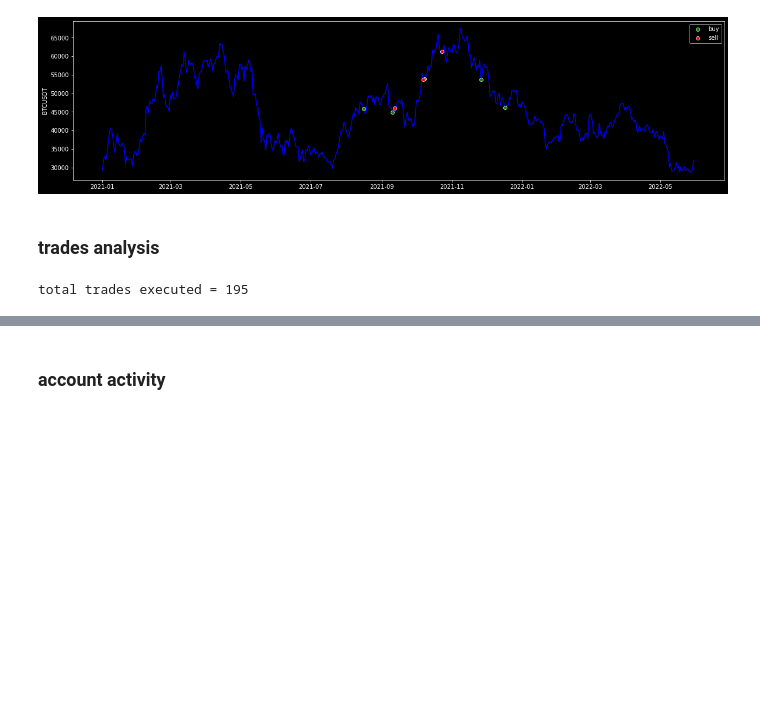
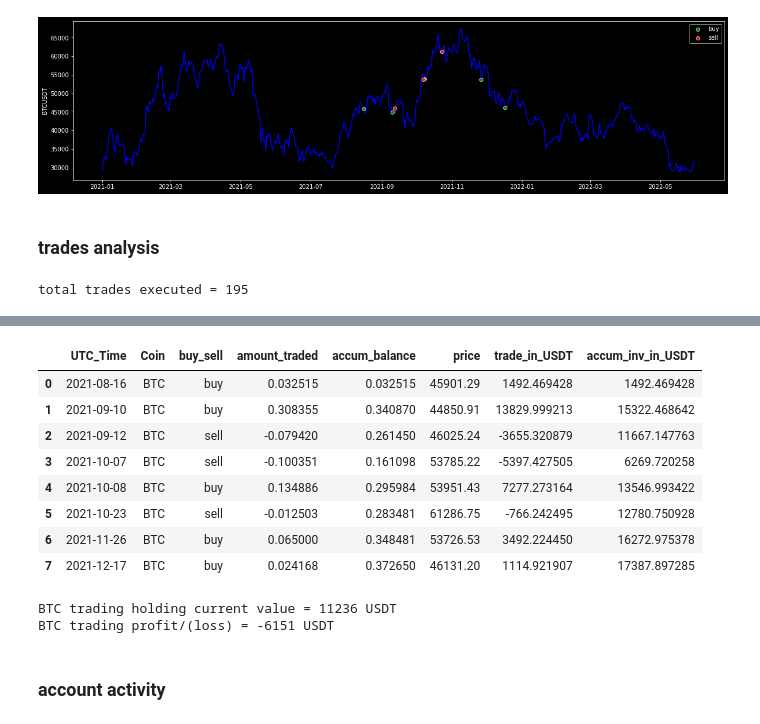
Before and after one commit to ferseguias/binance_dashboard, a Jupyter notebook: notebooks/wallet_spot.ipynb, the cells around one changed output, grey strips where cells are left out. Drawn from its saved outputs; the diff is of its cells as text; code cells hidden in the pictures; blank space fills up the shorter version.

```diff
--- a/notebooks/wallet_spot.ipynb
+++ b/notebooks/wallet_spot.ipynb
@@ -248,3 +248,13 @@ total_trades = total_trades['Operation'].sum()
 print(f'total trades executed = {total_trades}')
 # %% [output]
 total trades executed = 195
+# %%
+trades_coin = trades.loc[trades['Coin'] == 'BTC'].reset_index()
+trades_coin = trades_coin.fillna(0)
+trades_coin['amount_traded'] = trades_coin['buy'] + trades_coin['sell']
+trades_coin.drop(['buy', 'sell'], axis=1, inplace=True)
+trades_coin['UTC_Time'] = trades_coin['UTC_Time'].apply(lambda x: x.strftime('%Y-%m-%d'))
+trades_coin['buy_sell'] = trades_coin['amount_traded'].apply(lambda x: "buy" if x > 0 else "sell")
+trades_coin['accum_balance'] = trades_coin['amount_traded'].cumsum()
+trades_coin = trades_coin.reindex(columns=['UTC_Time', 'Coin', 'buy_sell', 'amount_traded', 'accum_balance'])
+trades_coin
@@ -250,0 +271,8 @@ total trades executed = 195
+# %%
+#import prices for all coins in USDT
+df_hist_prices = pd.read_excel('../database/prices/historical_prices.xlsx')
+df_hist_prices.set_index('datetime', inplace=True)
+# %%
+trade_price = pd.DataFrame(df_hist_prices.loc[trades_coin['UTC_Time'].unique(), 'BTCUSDT'])
+trade_price.reset_index(inplace=True)
+trade_price
@@ -251,3 +289,26 @@ total trades executed = 195
+# %%
+trades_coin['price'] = trade_price['BTCUSDT']
+trades_coin['trade_in_USDT'] = trades_coin['amount_traded'] * trades_coin['price']
+trades_coin['accum_inv_in_USDT'] = trades_coin['trade_in_USDT'].cumsum()
+trades_coin
+# %% [output]
+|  | UTC_Time | Coin | buy_sell | amount_traded | accum_balance | price | trade_in_USDT | accum_inv_in_USDT |
+| 0 | 2021-08-16 | BTC | buy | 0.032515 | 0.032515 | 45901.29 | 1492.469428 | 1492.469428 |
+| 1 | 2021-09-10 | BTC | buy | 0.308355 | 0.340870 | 44850.91 | 13829.999213 | 15322.468642 |
+| 2 | 2021-09-12 | BTC | sell | -0.079420 | 0.261450 | 46025.24 | -3655.320879 | 11667.147763 |
+| 3 | 2021-10-07 | BTC | sell | -0.100351 | 0.161098 | 53785.22 | -5397.427505 | 6269.720258 |
+| 4 | 2021-10-08 | BTC | buy | 0.134886 | 0.295984 | 53951.43 | 7277.273164 | 13546.993422 |
+| 5 | 2021-10-23 | BTC | sell | -0.012503 | 0.283481 | 61286.75 | -766.242495 | 12780.750928 |
+| 6 | 2021-11-26 | BTC | buy | 0.065000 | 0.348481 | 53726.53 | 3492.224450 | 16272.975378 |
+| 7 | 2021-12-17 | BTC | buy | 0.024168 | 0.372650 | 46131.20 | 1114.921907 | 17387.897285 |
+# %%
+holding_value = df_current_prices.loc[df_current_prices['symbol'] == 'BTCUSDT'].iloc[-1,-1] * trades_coin['accum_balance'].iloc[-1]
+print(f'BTC trading holding current value = {int(holding_value)} USDT')
+profit_loss_trade = holding_value - trades_coin['accum_inv_in_USDT'].iloc[-1]
+print(f'BTC trading profit/(loss) = {int(profit_loss_trade)} USDT')
+# %% [output]
+BTC trading holding current value = 11236 USDT
+BTC trading profit/(loss) = -6151 USDT
 # %% [markdown]
 ### account activity
 # %%
```
Also changed, not shown: parts of 7 cells of this notebook, 1 other file.
